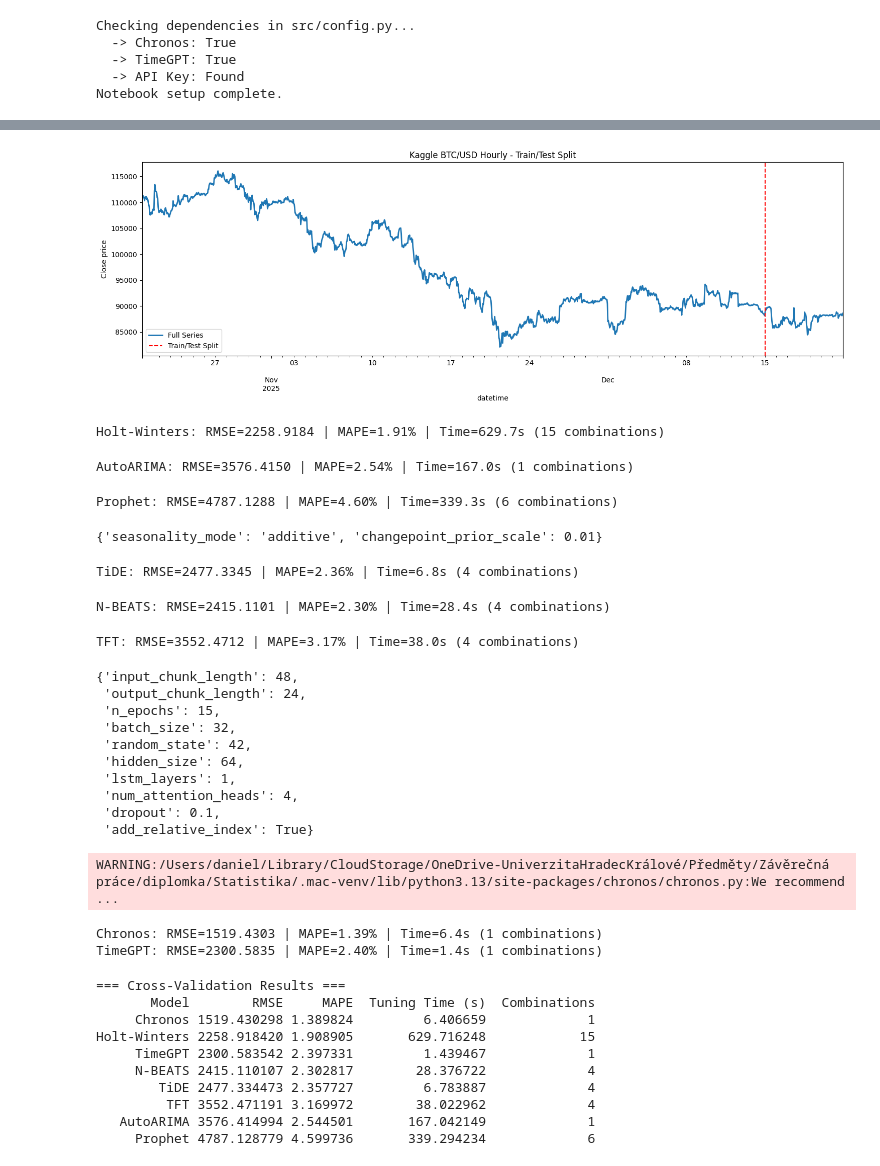
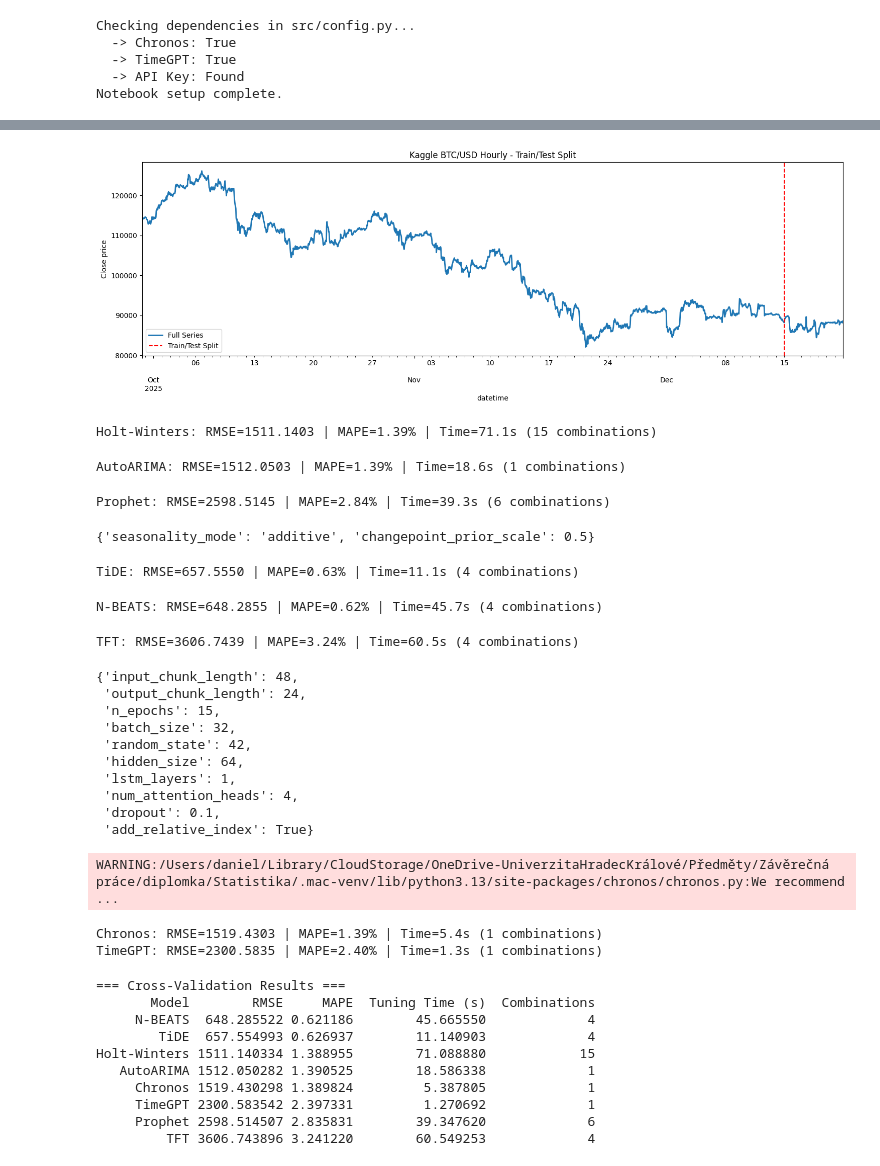
Before and after one commit to ContiHan/Statistika, a Jupyter notebook: forecasting/05_forecasting_kaggle_btcusd_hourly.ipynb, the cells around one changed output, grey strips where cells are left out. Saved outputs shown, nothing was run; the diff lists cells and outputs as text; code cells hidden in the pictures.

Commit message:
cv start ratio as param

```diff
--- a/forecasting/05_forecasting_kaggle_btcusd_hourly.ipynb
+++ b/forecasting/05_forecasting_kaggle_btcusd_hourly.ipynb
@@ -25,6 +25,7 @@ DATASET_CONFIG = {
     "test_periods": 168,  # Number of periods to hold out for testing (168 = 7 days)
     "seasonal_period": 24,  # 12=monthly, 4=quarterly, 1=yearly, 24=hourly, 7=daily
     "name": "Kaggle BTC/USD Hourly",
+    "cv_start_ratio": 0.9,  # Ratio to start CV splits (e.g., 0.9 = last 10% for validation) for bigger datasets
 }
 
 # === LOAD AND PREPROCESS DATA ===
@@ -36,7 +37,7 @@ series = TimeSeries.from_dataframe(
 series = series.astype(np.float32)
 
 SMOKE_TEST = True
-SMOKE_TEST_POINTS = 1500
+SMOKE_TEST_POINTS = 2000
 
 if SMOKE_TEST:
     series = series[-SMOKE_TEST_POINTS:]
@@ -82,6 +83,6 @@ Train period: 2025-10-20 12:00:00 to 2025-12-14 23:00:00
 Test period:  2025-12-15 00:00:00 to 2025-12-21 23:00:00
 Seasonal period: 24
-[figure, old version]
+[figure, new version]
 # %%
 # 3. Hyperparameter Tuning
 
@@ -100,6 +101,7 @@ run_tuning_and_eval(
     train,
     use_full_grid=True,
     test_periods=DATASET_CONFIG["test_periods"],
+    cv_start_ratio=DATASET_CONFIG["cv_start_ratio"],
 )
 
 # AutoARIMA
@@ -112,6 +114,7 @@ run_tuning_and_eval(
     train,
     use_full_grid=True,
     test_periods=DATASET_CONFIG["test_periods"],
+    cv_start_ratio=DATASET_CONFIG["cv_start_ratio"],
 )
 
 
@@ -125,12 +128,13 @@ run_tuning_and_eval(
     train,
     use_full_grid=True,
     test_periods=DATASET_CONFIG["test_periods"],
+    cv_start_ratio=DATASET_CONFIG["cv_start_ratio"],
 )
 # %% [output]
-Holt-Winters: RMSE=2258.9184 | MAPE=1.91% | Time=629.7s (15 combinations)
+Holt-Winters: RMSE=1511.1403 | MAPE=1.39% | Time=71.1s (15 combinations)
-AutoARIMA: RMSE=3576.4150 | MAPE=2.54% | Time=167.0s (1 combinations)
+AutoARIMA: RMSE=1512.0503 | MAPE=1.39% | Time=18.6s (1 combinations)
-Prophet: RMSE=4787.1288 | MAPE=4.60% | Time=339.3s (6 combinations)
+Prophet: RMSE=2598.5145 | MAPE=2.84% | Time=39.3s (6 combinations)
-{'seasonality_mode': 'additive', 'changepoint_prior_scale': 0.01}
+{'seasonality_mode': 'additive', 'changepoint_prior_scale': 0.5}
 # %%
 # 5. Deep Learning Models
 
@@ -146,6 +150,7 @@ run_tuning_and_eval(
     scaler=scaler,
     original_train=train,
     test_periods=DATASET_CONFIG["test_periods"],
+    cv_start_ratio=DATASET_CONFIG["cv_start_ratio"],
 )
 
 # N-BEATS
@@ -160,6 +165,7 @@ run_tuning_and_eval(
     scaler=scaler,
     original_train=train,
     test_periods=DATASET_CONFIG["test_periods"],
+    cv_start_ratio=DATASET_CONFIG["cv_start_ratio"],
 )
 
 # TFT
@@ -174,11 +180,12 @@ run_tuning_and_eval(
     scaler=scaler,
     original_train=train,
     test_periods=DATASET_CONFIG["test_periods"],
+    cv_start_ratio=DATASET_CONFIG["cv_start_ratio"],
 )
 # %% [output]
-TiDE: RMSE=2477.3345 | MAPE=2.36% | Time=6.8s (4 combinations)
+TiDE: RMSE=657.5550 | MAPE=0.63% | Time=11.1s (4 combinations)
-N-BEATS: RMSE=2415.1101 | MAPE=2.30% | Time=28.4s (4 combinations)
+N-BEATS: RMSE=648.2855 | MAPE=0.62% | Time=45.7s (4 combinations)
-TFT: RMSE=3552.4712 | MAPE=3.17% | Time=38.0s (4 combinations)
+TFT: RMSE=3606.7439 | MAPE=3.24% | Time=60.5s (4 combinations)
 {'input_chunk_length': 48,
  'output_chunk_length': 24,
  'n_epochs': 15,
@@ -195,8 +202,8 @@ TFT: RMSE=3552.4712 | MAPE=3.17% | Time=38.0s (4 combinations)
 run_foundation_models(tracker, train, test, DATASET_CONFIG["frequency"])
 # %% [output]
 WARNING:/Users/daniel/Library/CloudStorage/OneDrive-UniverzitaHradecKrálové/Předměty/Závěrečná práce/diplomka/Statistika/.mac-venv/lib/python3.13/site-packages/chronos/chronos.py:We recommend ...
-Chronos: RMSE=1519.4303 | MAPE=1.39% | Time=6.4s (1 combinations)
-TimeGPT: RMSE=2300.5835 | MAPE=2.40% | Time=1.4s (1 combinations)
+Chronos: RMSE=1519.4303 | MAPE=1.39% | Time=5.4s (1 combinations)
+TimeGPT: RMSE=2300.5835 | MAPE=2.40% | Time=1.3s (1 combinations)
 # %%
 # 7. Results Comparison (Cross-Validation Metrics)
 
@@ -210,14 +217,14 @@ print(
 # %% [output]
 === Cross-Validation Results ===
        Model        RMSE     MAPE  Tuning Time (s)  Combinations
-     Chronos 1519.430298 1.389824         6.406659             1
-Holt-Winters 2258.918420 1.908905       629.716248            15
-     TimeGPT 2300.583542 2.397331         1.439467             1
-     N-BEATS 2415.110107 2.302817        28.376722             4
-        TiDE 2477.334473 2.357727         6.783887             4
-         TFT 3552.471191 3.169972        38.022962             4
-   AutoARIMA 3576.414994 2.544501       167.042149             1
-     Prophet 4787.128779 4.599736       339.294234             6
+     N-BEATS  648.285522 0.621186        45.665550             4
+        TiDE  657.554993 0.626937        11.140903             4
+Holt-Winters 1511.140334 1.388955        71.088880            15
+   AutoARIMA 1512.050282 1.390525        18.586338             1
+     Chronos 1519.430298 1.389824         5.387805             1
+     TimeGPT 2300.583542 2.397331         1.270692             1
+     Prophet 2598.514507 2.835831        39.347620             6
+         TFT 3606.743896 3.241220        60.549253             4
 # %%
 # 8. Final Predictions with Best and Fastest Models
 
```
Also changed, not shown: parts of 2 cells of this notebook, 1 other file.
